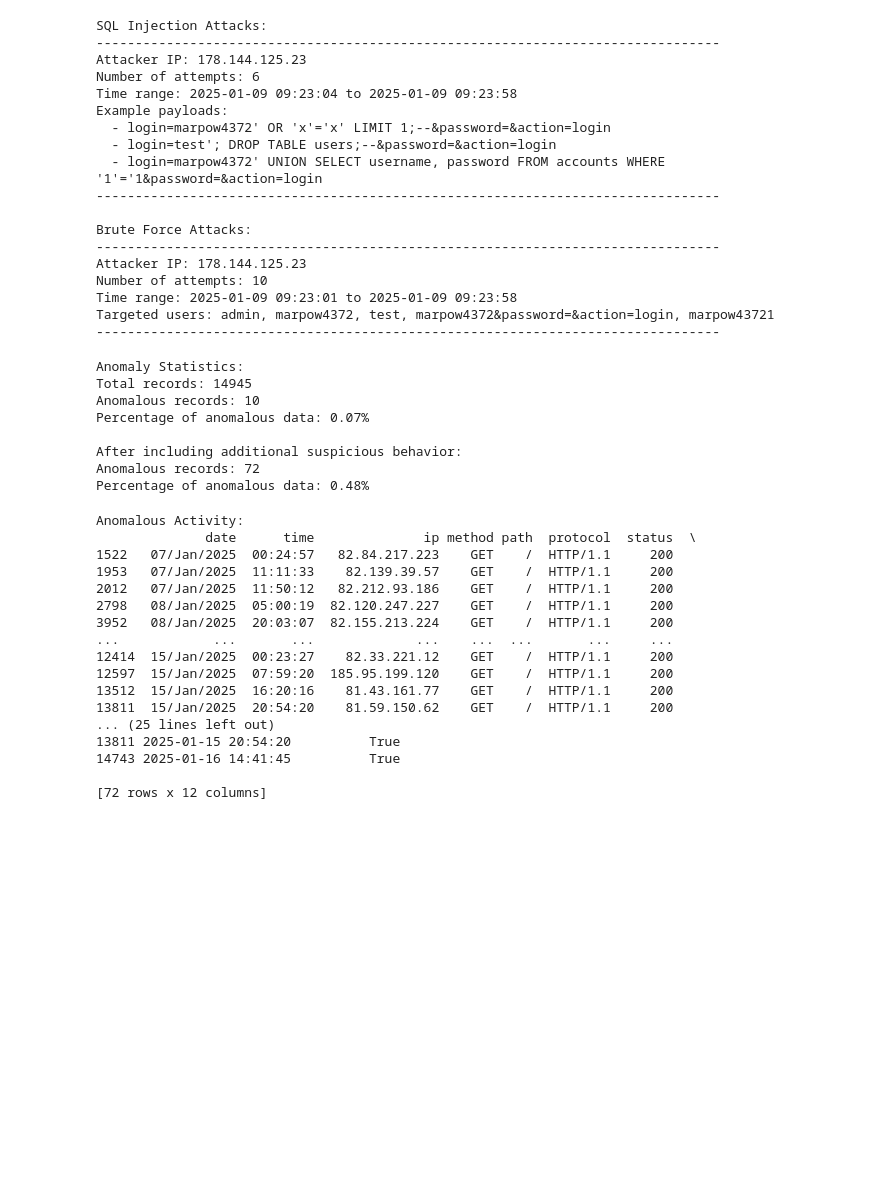
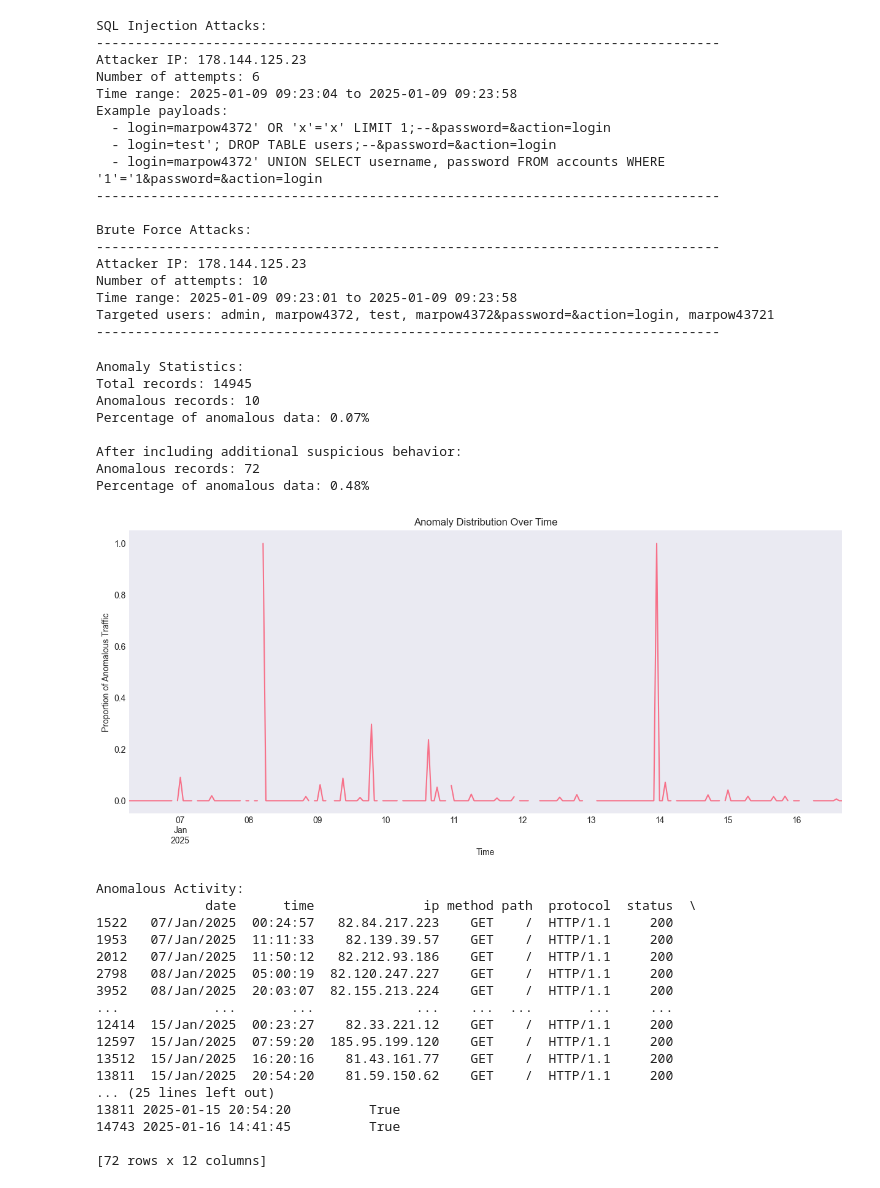
Before and after one commit to 70ziko/RoarING-challenge, a Jupyter notebook: explore_logs.ipynb, the cells around one changed output. Cells and saved outputs as stored; diff of their text form; code cells hidden in the pictures; blank space fills up the shorter version.

```diff
--- a/explore_logs.ipynb
+++ b/explore_logs.ipynb
@@ -444,39 +464,40 @@ def identify_anomalous_data(df, sql_attacks, brute_force_attacks):
         # Include rapid requests
         ip_time_groups = df.groupby([df['ip'], df['timestamp'].dt.floor('min')])['method'].count()
         rapid_request_ips = ip_time_groups[ip_time_groups > 7].index.get_level_values(0)
         df.loc[df['ip'].isin(rapid_request_ips), 'is_anomalous'] = True
 
         # Include suspicious user agents
         suspicious_agents = df['user_agent'].value_counts()[df['user_agent'].value_counts() < 5].index
         df.loc[df['user_agent'].isin(suspicious_agents), 'is_anomalous'] = True
 
         # Recalculate percentage
         anomaly_percentage = (df['is_anomalous'].sum() / len(df)) * 100
         print(f"\nAfter including additional suspicious behavior:")
         print(f"Anomalous records: {df['is_anomalous'].sum()}")
         print(f"Percentage of anomalous data: {anomaly_percentage:.2f}%")
 
     return df
 
 # Identify anomalous data
 df_with_anomalies = identify_anomalous_data(df, sql_attacks, brute_force_attacks)
 
 # Show distribution of anomalies over time
-# plt.figure(figsize=(15, 6))
-# df_with_anomalies.set_index('timestamp').resample('1H')['is_anomalous'].mean().plot()
-# plt.title('Anomaly Distribution Over Time')
-# plt.xlabel('Time')
-# plt.ylabel('Proportion of Anomalous Traffic')
-# plt.show()
+plt.figure(figsize=(15, 6))
+df_with_anomalies.set_index('timestamp').resample('1H')['is_anomalous'].mean().plot()
+plt.title('Anomaly Distribution Over Time')
+plt.xlabel('Time')
+plt.ylabel('Proportion of Anomalous Traffic')
+plt.show()
 # %% [output]
 Anomaly Statistics:
 Total records: 14945
 Anomalous records: 10
 Percentage of anomalous data: 0.07%
 
 After including additional suspicious behavior:
 Anomalous records: 72
 Percentage of anomalous data: 0.48%
+[figure, added]
 # %%
 # Display the anomalous activity from the dataset
 anomalous_activity = df_with_anomalies[df_with_anomalies['is_anomalous']]
```
Also changed, not shown: parts of 2 cells of this notebook.
